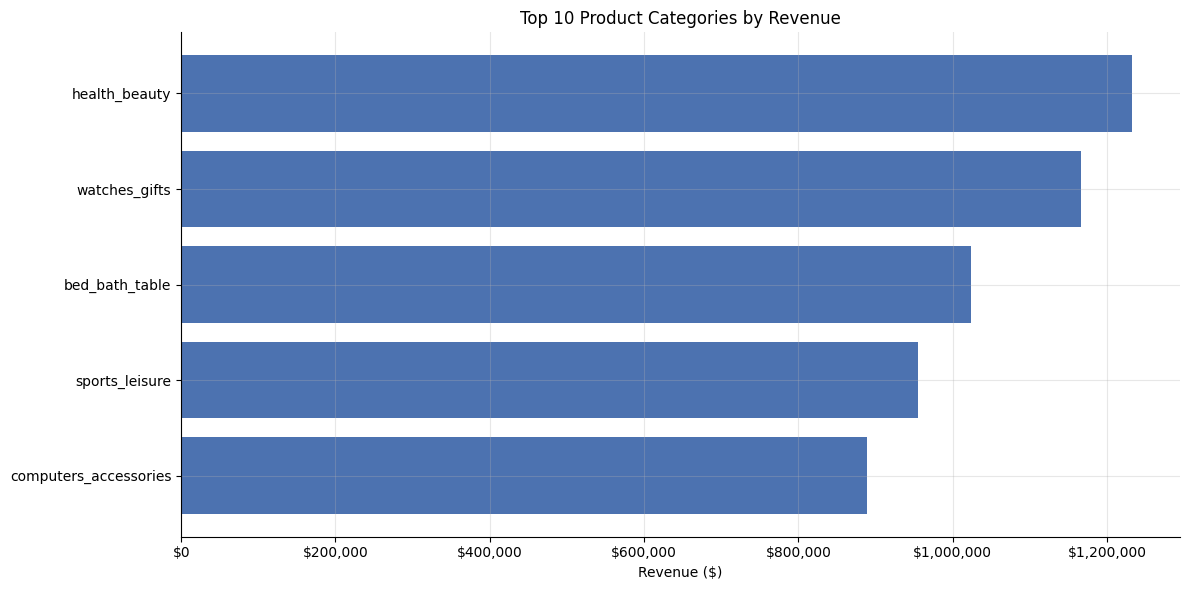
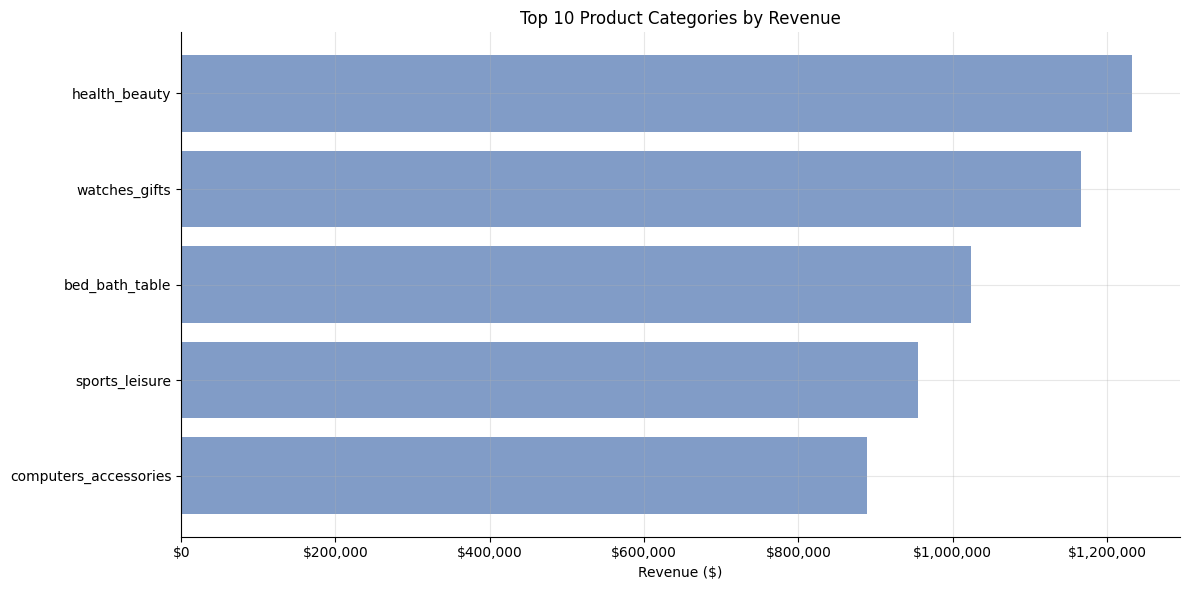
The change to this notebook cell's code, shown as a diff; its figure went from the first image to the second:
--- before
+++ after
@@ -15,5 +15,5 @@
 
 fig, ax = plt.subplots(figsize=(12, 6))
-ax.barh(top_categories["category"], top_categories["revenue"], color="#4C72B0")
+ax.barh(top_categories["category"], top_categories["revenue"], color="#4C72B0", alpha=0.7)
 ax.set_xlabel("Revenue ($)")
 ax.set_title("Top 10 Product Categories by Revenue")

Commit: Completed core queries